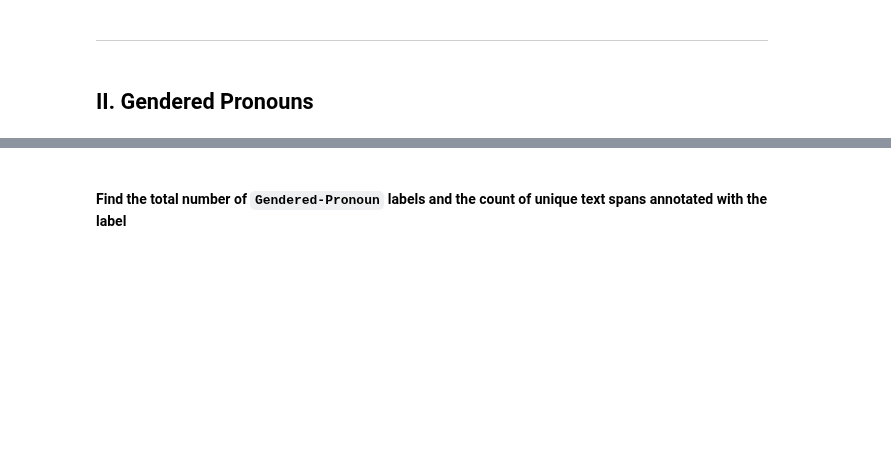
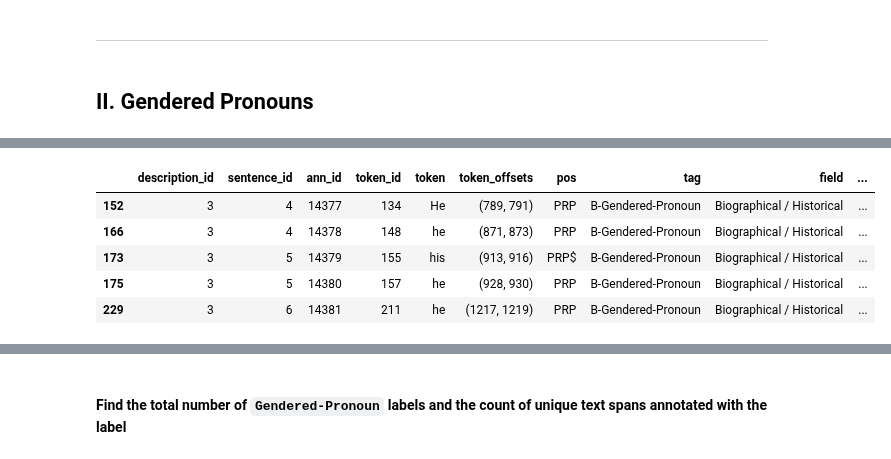
Before and after one commit to thegoose20/gender-bias, a Jupyter notebook: analysis/Analysis_GenderedPronounsRoles.ipynb, the cells around one changed output, grey strips where cells are left out. Cells and saved outputs as stored; diff of their text form; code cells hidden in the pictures; blank space fills up the shorter version.

```diff
--- a/analysis/Analysis_GenderedPronounsRoles.ipynb
+++ b/analysis/Analysis_GenderedPronounsRoles.ipynb
@@ -126,0 +147,12 @@ df_desc.loc[(df_desc.eadid == "Coll-1310") & (df_desc.field == "Title")]
+# %%
+pos_list = list(set(list(df.pos)))
+pronouns_tags = list(set([pos for pos in pos_list if "PR" in pos]))
+df_pronouns = df.loc[df.pos.isin(pronouns_tags)]
+df_pronouns.head()
+# %% [output]
+|  | description_id | sentence_id | ann_id | token_id | token | token_offsets | pos | tag | field | ... |
+| 152 | 3 | 4 | 14377 | 134 | He | (789, 791) | PRP | B-Gendered-Pronoun | Biographical / Historical | ... |
+| 166 | 3 | 4 | 14378 | 148 | he | (871, 873) | PRP | B-Gendered-Pronoun | Biographical / Historical | ... |
+| 173 | 3 | 5 | 14379 | 155 | his | (913, 916) | PRP$ | B-Gendered-Pronoun | Biographical / Historical | ... |
+| 175 | 3 | 5 | 14380 | 157 | he | (928, 930) | PRP | B-Gendered-Pronoun | Biographical / Historical | ... |
+| 229 | 3 | 6 | 14381 | 211 | he | (1217, 1219) | PRP | B-Gendered-Pronoun | Biographical / Historical | ... |
```
Also changed, not shown: parts of 16 cells of this notebook.
